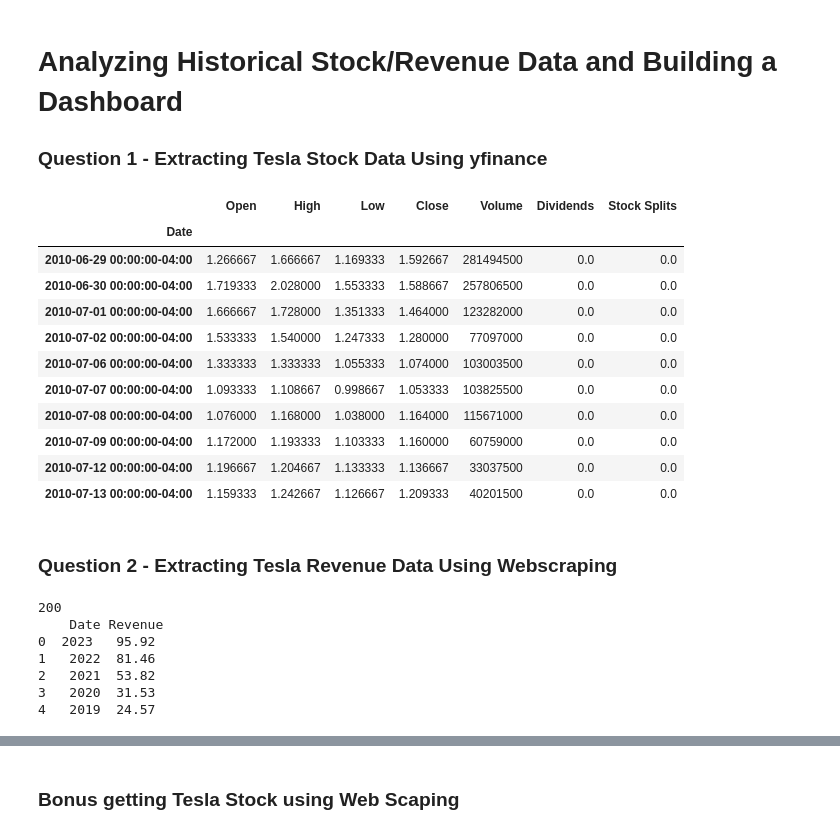
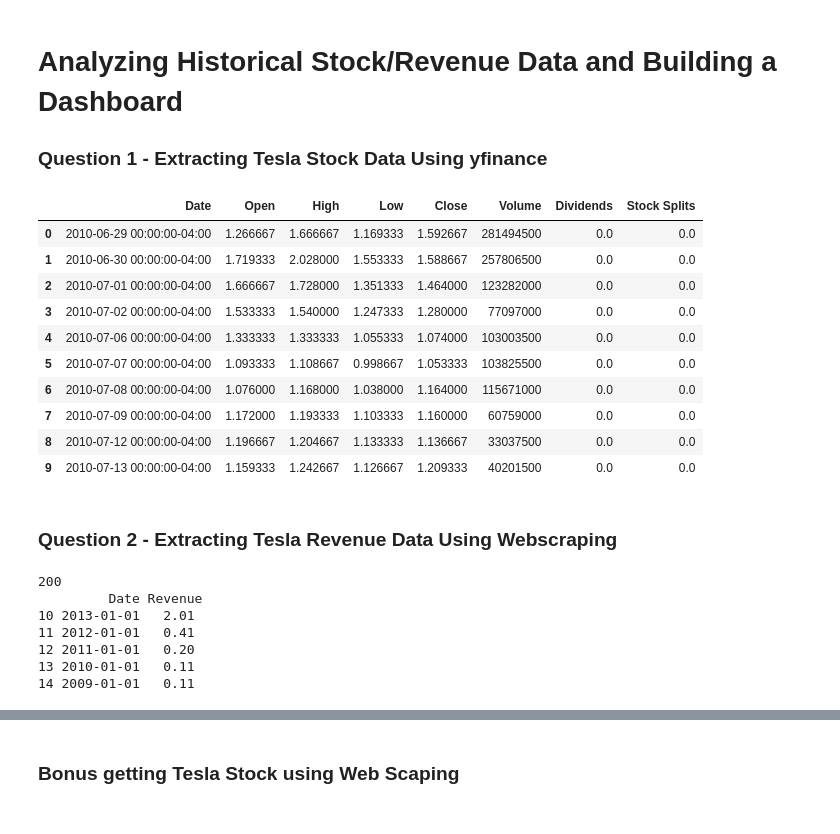
Before and after one commit to pauldiop/IBM-DATA-SCIENCE-COURSE, a Jupyter notebook: PaulD_Python_Project_Final.ipynb, the cells around one changed output, grey strips where cells are left out. Drawn from its saved outputs; the diff is of its cells as text; code cells hidden in the pictures.

```diff
--- a/PaulD_Python_Project_Final.ipynb
+++ b/PaulD_Python_Project_Final.ipynb
@@ -6,45 +6,47 @@
 # %%
 import yfinance as yf
 import json
 import matplotlib.pyplot as plt
 import seaborn as sns; sns.set()
 import requests
 from bs4 import BeautifulSoup
 import pandas as pd
 import random
 import warnings
+from datetime import datetime
+import plotly.graph_objects as go
+from plotly.subplots import make_subplots
 # Ignore all warnings
 warnings.filterwarnings("ignore", category=FutureWarning)
 
 tsla = yf.Ticker("TSLA")
 tsla_df = tsla.history(period='max')
-tsla_df.astype('float64').dtypes
-
+tsla_df.reset_index(inplace = True)
 tsla_df.head(10)
 # %% [output]
-|  | Open | High | Low | Close | Volume | Dividends | Stock Splits |
-| Date |  |  |  |  |  |  |  |
-| 2010-06-29 00:00:00-04:00 | 1.266667 | 1.666667 | 1.169333 | 1.592667 | 281494500 | 0.0 | 0.0 |
-| 2010-06-30 00:00:00-04:00 | 1.719333 | 2.028000 | 1.553333 | 1.588667 | 257806500 | 0.0 | 0.0 |
-| 2010-07-01 00:00:00-04:00 | 1.666667 | 1.728000 | 1.351333 | 1.464000 | 123282000 | 0.0 | 0.0 |
-| 2010-07-02 00:00:00-04:00 | 1.533333 | 1.540000 | 1.247333 | 1.280000 | 77097000 | 0.0 | 0.0 |
-| 2010-07-06 00:00:00-04:00 | 1.333333 | 1.333333 | 1.055333 | 1.074000 | 103003500 | 0.0 | 0.0 |
-| 2010-07-07 00:00:00-04:00 | 1.093333 | 1.108667 | 0.998667 | 1.053333 | 103825500 | 0.0 | 0.0 |
-| 2010-07-08 00:00:00-04:00 | 1.076000 | 1.168000 | 1.038000 | 1.164000 | 115671000 | 0.0 | 0.0 |
-| 2010-07-09 00:00:00-04:00 | 1.172000 | 1.193333 | 1.103333 | 1.160000 | 60759000 | 0.0 | 0.0 |
-| 2010-07-12 00:00:00-04:00 | 1.196667 | 1.204667 | 1.133333 | 1.136667 | 33037500 | 0.0 | 0.0 |
-| 2010-07-13 00:00:00-04:00 | 1.159333 | 1.242667 | 1.126667 | 1.209333 | 40201500 | 0.0 | 0.0 |
+|  | Date | Open | High | Low | Close | Volume | Dividends | Stock Splits |
+| 0 | 2010-06-29 00:00:00-04:00 | 1.266667 | 1.666667 | 1.169333 | 1.592667 | 281494500 | 0.0 | 0.0 |
+| 1 | 2010-06-30 00:00:00-04:00 | 1.719333 | 2.028000 | 1.553333 | 1.588667 | 257806500 | 0.0 | 0.0 |
+| 2 | 2010-07-01 00:00:00-04:00 | 1.666667 | 1.728000 | 1.351333 | 1.464000 | 123282000 | 0.0 | 0.0 |
+| 3 | 2010-07-02 00:00:00-04:00 | 1.533333 | 1.540000 | 1.247333 | 1.280000 | 77097000 | 0.0 | 0.0 |
+| 4 | 2010-07-06 00:00:00-04:00 | 1.333333 | 1.333333 | 1.055333 | 1.074000 | 103003500 | 0.0 | 0.0 |
+| 5 | 2010-07-07 00:00:00-04:00 | 1.093333 | 1.108667 | 0.998667 | 1.053333 | 103825500 | 0.0 | 0.0 |
+| 6 | 2010-07-08 00:00:00-04:00 | 1.076000 | 1.168000 | 1.038000 | 1.164000 | 115671000 | 0.0 | 0.0 |
+| 7 | 2010-07-09 00:00:00-04:00 | 1.172000 | 1.193333 | 1.103333 | 1.160000 | 60759000 | 0.0 | 0.0 |
+| 8 | 2010-07-12 00:00:00-04:00 | 1.196667 | 1.204667 | 1.133333 | 1.136667 | 33037500 | 0.0 | 0.0 |
+| 9 | 2010-07-13 00:00:00-04:00 | 1.159333 | 1.242667 | 1.126667 | 1.209333 | 40201500 | 0.0 | 0.0 |
 # %% [markdown]
 ### Question 2 - Extracting Tesla Revenue Data Using Webscraping ###
 # %%
 #Get the revenue for Tesla
 user_agents_list = [
     'Mozilla/5.0 (Linux; U; Android 9; SM-J330F Build/PPR1.180610.011; wv) AppleWebKit/537.36 (KHTML, like Gecko) Version/4.0 Chrome/79.0.3945.136 Mobile Safari/537.36 OPR/46.0.2254.145391',
-    'Mozilla/5.0 (Macintosh; Intel Mac OS X 10_11_5) AppleWebKit/537.36 (KHTML, like Gecko) Chrome/48.0.2564.103 Safari/537.36',
+    'Mozilla/5.0 (Macintosh; Intel Mac OS X 10_11_2) AppleWebKit/537.36 (KHTML, like Gecko) Chrome/61.0.3163.100 Safari/537.36',
 
 ]
 headers = {"User-Agent": "Mozilla/5.0 (X11; Linux x86_64) AppleWebKit/537.36 (KHTML, like Gecko) Chrome/121.0.0.0 Safari/537.36"}
 
+#url_revenue = "https://www.macrotrends.net/stocks/charts/TSLA/tesla/revenue" This URL return an error 403
 url_revenue = "https://companiesmarketcap.com/tesla/revenue/"
 
 tesla_data = requests.get(url_revenue, headers={'User-Agent': random.choice(user_agents_list)})
@@ -59,22 +61,25 @@ if tesla_data.status_code == 200:
 
   for row in soup.find_all("tbody")[0].find_all("tr"):
     col = row.find_all("td")
-    date = col[0].text.replace("(TTM)", "")
+    date = col[0].text.replace(" (TTM)", "")
     revenue = col[1].text.replace("$", "").replace(",", "").replace("B", "")
 
     tsla_revenue = tsla_revenue.append({"Date": date, "Revenue": revenue}, ignore_index = True)
 
-  print(tsla_revenue.head())
+  tsla_revenue['Date'] = pd.to_datetime(tsla_revenue['Date'], format='%Y-%m-%d')
+
+  #tsla_revenue.sort_values(by=['Date'], inplace=True)
+  print(tsla_revenue.tail())
 else:
   print(f'Error getting Tesla {tesla_data.status_code}')
 # %% [output]
 200
-    Date Revenue
-0  2023   95.92
-1   2022  81.46
-2   2021  53.82
-3   2020  31.53
-4   2019  24.57
+         Date Revenue
+10 2013-01-01   2.01
+11 2012-01-01   0.41
+12 2011-01-01   0.20
+13 2010-01-01   0.11
+14 2009-01-01   0.11
 # %%
 print(tsla_revenue.tail())
 # %% [output]
```
Also changed, not shown: parts of 12 cells of this notebook.
